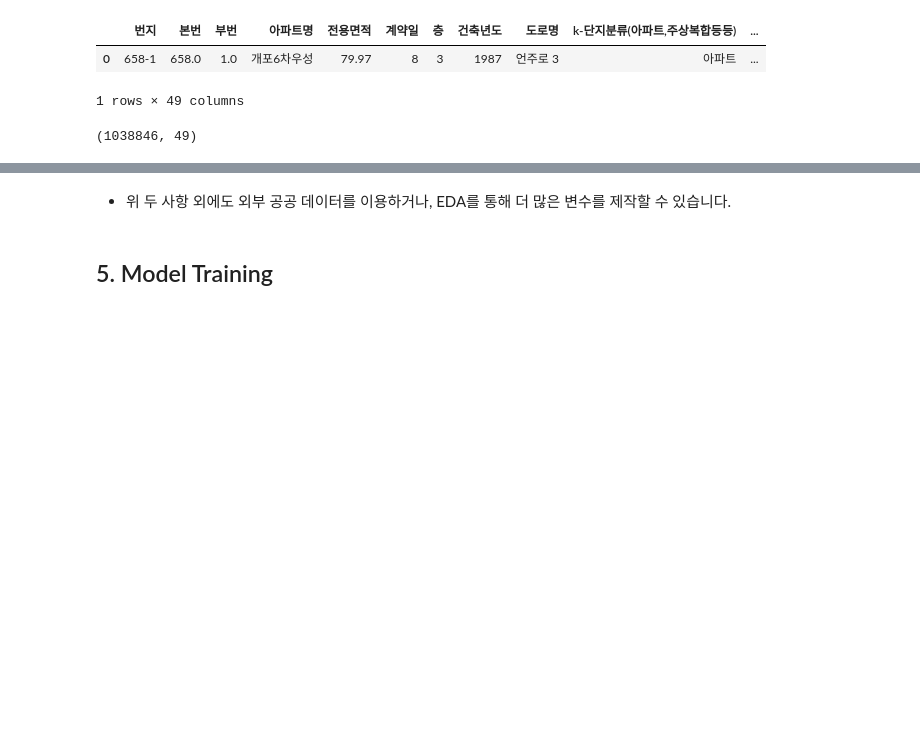
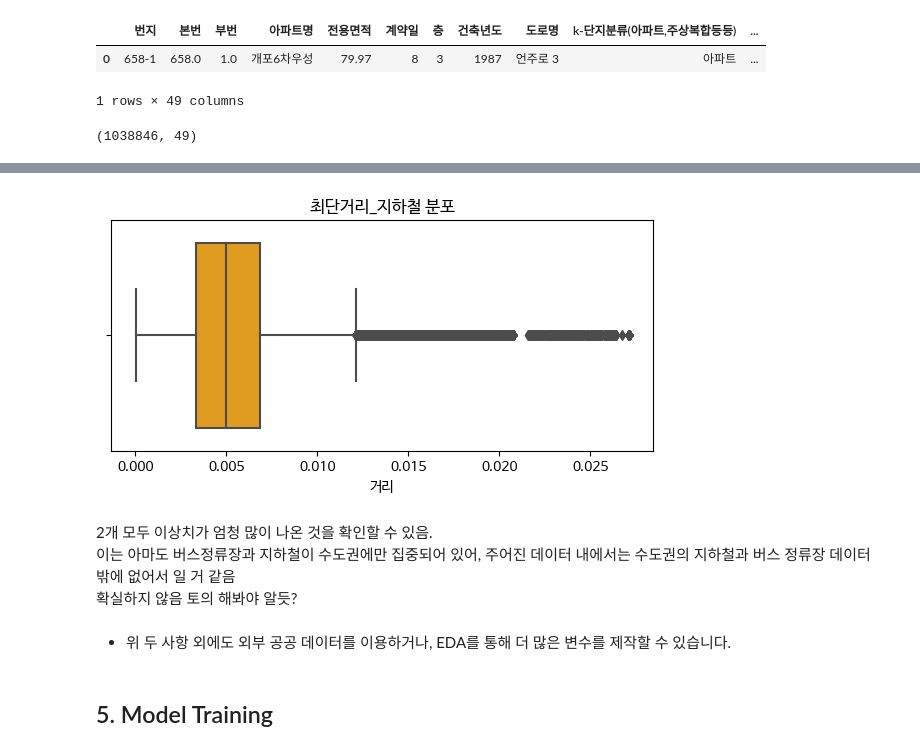
Before and after one commit to UpstageAILab6/upstage-ml-regression-ml-5_pub, a Jupyter notebook: baseline_code.ipynb, the cells around one changed output, grey strips where cells are left out. Cells and saved outputs as stored; diff of their text form; code cells hidden in the pictures; blank space fills up the shorter version.

```diff
--- a/baseline_code.ipynb
+++ b/baseline_code.ipynb
@@ -454,3 +569,19 @@ concat_select.shape
+# %%
+# 최단거리_지하철 IQR.
+fig = plt.figure(figsize=(7, 3))
+sns.boxplot(data = concat_select, x = '최단거리_지하철', color='Orange')
+plt.title('최단거리_지하철 분포')
+plt.xlabel('거리')
+plt.show()
+
+# 이상치 엄청 나온건 지방에 있는 아파트일 가능성이 높음.
+#
+# %% [output]
+[figure, added]
+# %% [markdown]
+2개 모두 이상치가 엄청 많이 나온 것을 확인할 수 있음.
+이는 아마도 버스정류장과 지하철이 수도권에만 집중되어 있어, 주어진 데이터 내에서는 수도권의 지하철과 버스 정류장 데이터 밖에 없어서 일 거 같음
+확실하지 않음 토의 해봐야 알듯?
 # %% [markdown]
 - 위 두 사항 외에도 외부 공공 데이터를 이용하거나, EDA를 통해 더 많은 변수를 제작할 수 있습니다.
 # %% [markdown]
```
Also changed, not shown: parts of 14 cells of this notebook, 1 other file.
